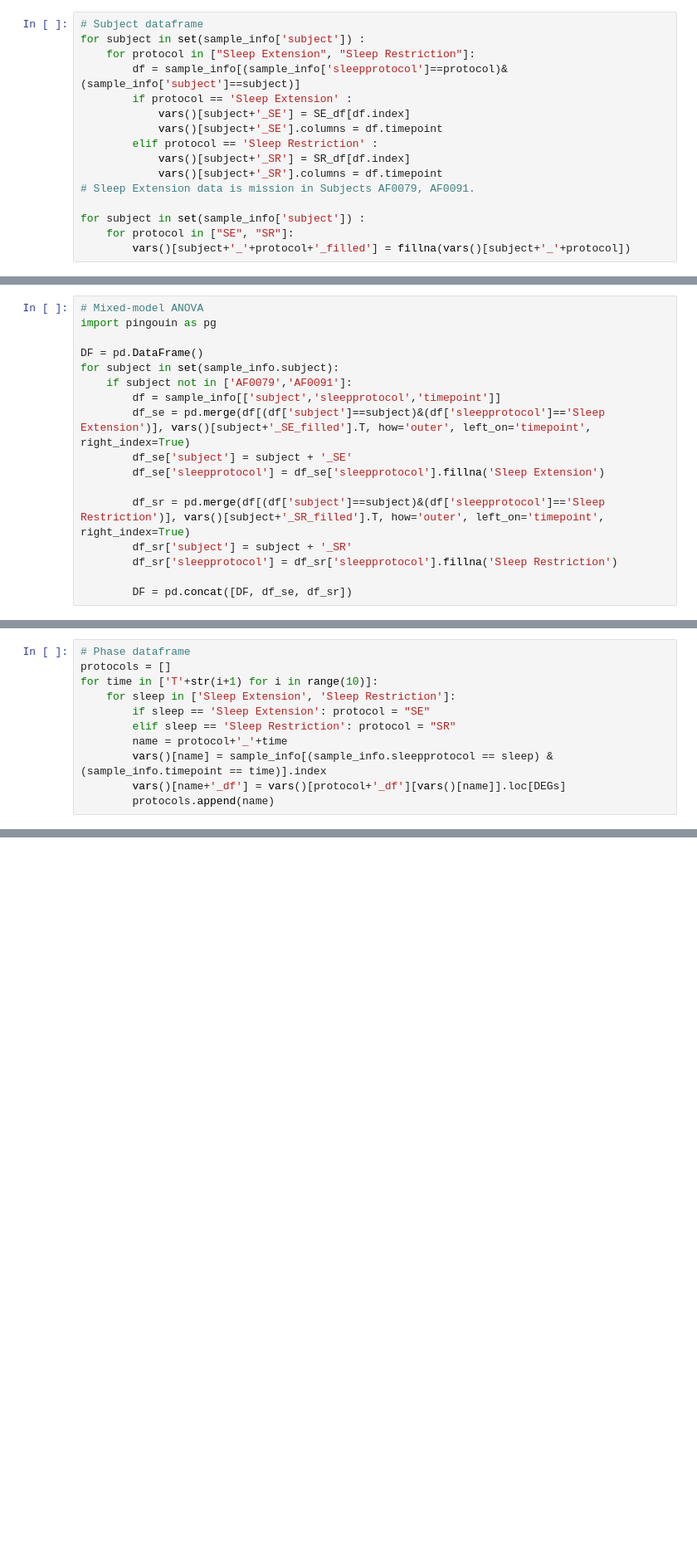
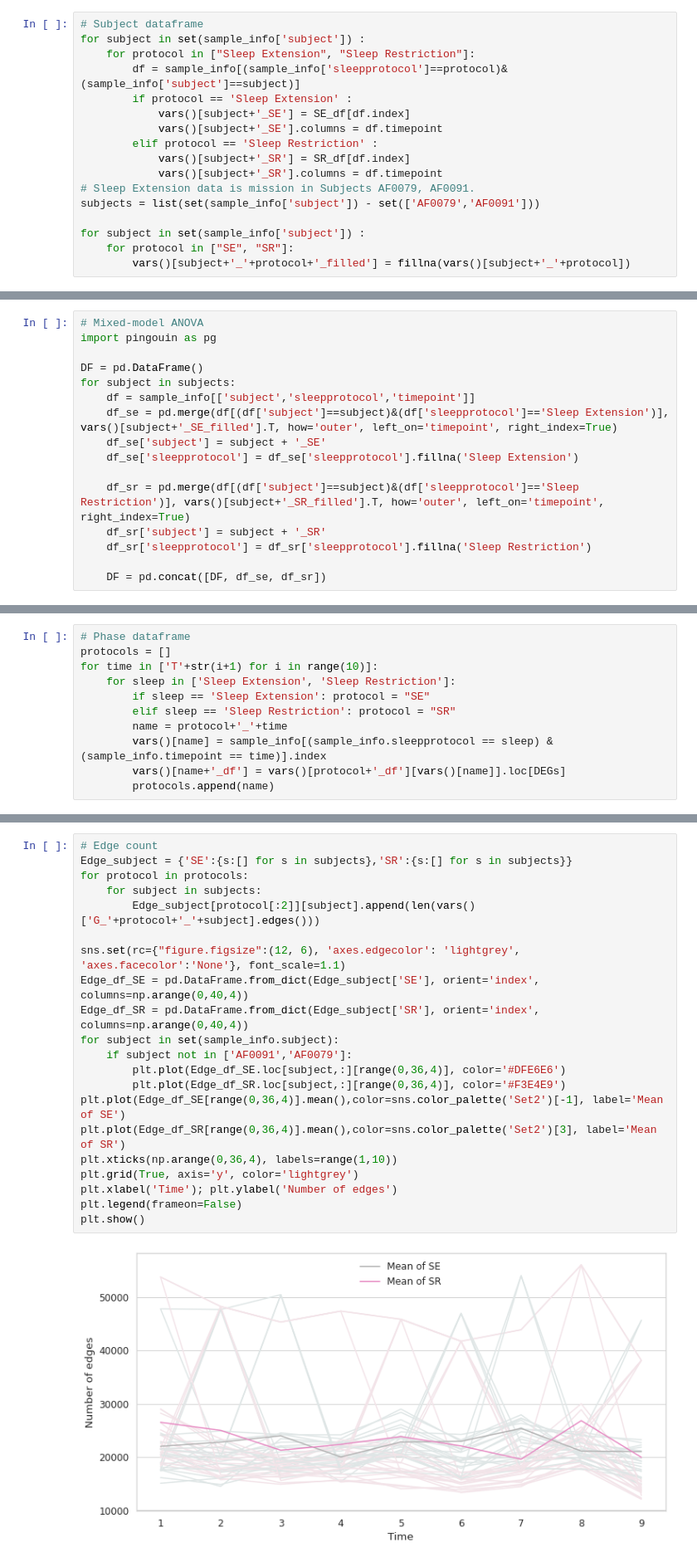
Before and after one commit to BISL-jypark/dynamics-in-sleep, a Jupyter notebook: src/sleep-restriction-study.ipynb, the cells around one changed output, grey strips where cells are left out. Shown: that part at 83% size. Drawn from its saved outputs; the diff is of its cells as text; blank space fills up the shorter version.

```diff
--- a/src/sleep-restriction-study.ipynb
+++ b/src/sleep-restriction-study.ipynb
@@ -77,6 +77,7 @@ for subject in set(sample_info['subject']) :
             vars()[subject+'_SR'] = SR_df[df.index]
             vars()[subject+'_SR'].columns = df.timepoint
 # Sleep Extension data is mission in Subjects AF0079, AF0091.
+subjects = list(set(sample_info['subject']) - set(['AF0079','AF0091']))
 
 for subject in set(sample_info['subject']) :
     for protocol in ["SE", "SR"]:
@@ -88,18 +89,17 @@ for subject in set(sample_info['subject']) :
 import pingouin as pg
 
 DF = pd.DataFrame()
-for subject in set(sample_info.subject):
-    if subject not in ['AF0079','AF0091']:
-        df = sample_info[['subject','sleepprotocol','timepoint']]
-        df_se = pd.merge(df[(df['subject']==subject)&(df['sleepprotocol']=='Sleep Extension')], vars()[subject+'_SE_filled'].T, how='outer', left_on='timepoint', right_index=True)
-        df_se['subject'] = subject + '_SE'
-        df_se['sleepprotocol'] = df_se['sleepprotocol'].fillna('Sleep Extension')
+for subject in subjects:
+    df = sample_info[['subject','sleepprotocol','timepoint']]
+    df_se = pd.merge(df[(df['subject']==subject)&(df['sleepprotocol']=='Sleep Extension')], vars()[subject+'_SE_filled'].T, how='outer', left_on='timepoint', right_index=True)
+    df_se['subject'] = subject + '_SE'
+    df_se['sleepprotocol'] = df_se['sleepprotocol'].fillna('Sleep Extension')
 
-        df_sr = pd.merge(df[(df['subject']==subject)&(df['sleepprotocol']=='Sleep Restriction')], vars()[subject+'_SR_filled'].T, how='outer', left_on='timepoint', right_index=True)
-        df_sr['subject'] = subject + '_SR'
-        df_sr['sleepprotocol'] = df_sr['sleepprotocol'].fillna('Sleep Restriction')
+    df_sr = pd.merge(df[(df['subject']==subject)&(df['sleepprotocol']=='Sleep Restriction')], vars()[subject+'_SR_filled'].T, how='outer', left_on='timepoint', right_index=True)
+    df_sr['subject'] = subject + '_SR'
+    df_sr['sleepprotocol'] = df_sr['sleepprotocol'].fillna('Sleep Restriction')
 
-        DF = pd.concat([DF, df_se, df_sr])
+    DF = pd.concat([DF, df_se, df_sr])
 # %%
 DEG_anova = []
 if os.path.isfile('../data/SR-GSE39445/ANOVA762.csv'):
@@ -248,0 +280,23 @@ for protocol in protocols:
+# %%
+# Edge count
+Edge_subject = {'SE':{s:[] for s in subjects},'SR':{s:[] for s in subjects}}
+for protocol in protocols:
+    for subject in subjects:
+        Edge_subject[protocol[:2]][subject].append(len(vars()['G_'+protocol+'_'+subject].edges()))
+
+sns.set(rc={"figure.figsize":(12, 6), 'axes.edgecolor': 'lightgrey', 'axes.facecolor':'None'}, font_scale=1.1)
+Edge_df_SE = pd.DataFrame.from_dict(Edge_subject['SE'], orient='index', columns=np.arange(0,40,4))
+Edge_df_SR = pd.DataFrame.from_dict(Edge_subject['SR'], orient='index', columns=np.arange(0,40,4))
+for subject in set(sample_info.subject):
+    if subject not in ['AF0091','AF0079']:
+        plt.plot(Edge_df_SE.loc[subject,:][range(0,36,4)], color='#DFE6E6')
+        plt.plot(Edge_df_SR.loc[subject,:][range(0,36,4)], color='#F3E4E9')
+plt.plot(Edge_df_SE[range(0,36,4)].mean(),color=sns.color_palette('Set2')[-1], label='Mean of SE')
+plt.plot(Edge_df_SR[range(0,36,4)].mean(),color=sns.color_palette('Set2')[3], label='Mean of SR')
+plt.xticks(np.arange(0,36,4), labels=range(1,10))
+plt.grid(True, axis='y', color='lightgrey')
+plt.xlabel('Time'); plt.ylabel('Number of edges')
+plt.legend(frameon=False)
+plt.show()
+# %% [output]
+[figure, added]
```
Also changed, not shown: parts of 14 cells of this notebook, 13 other files.
